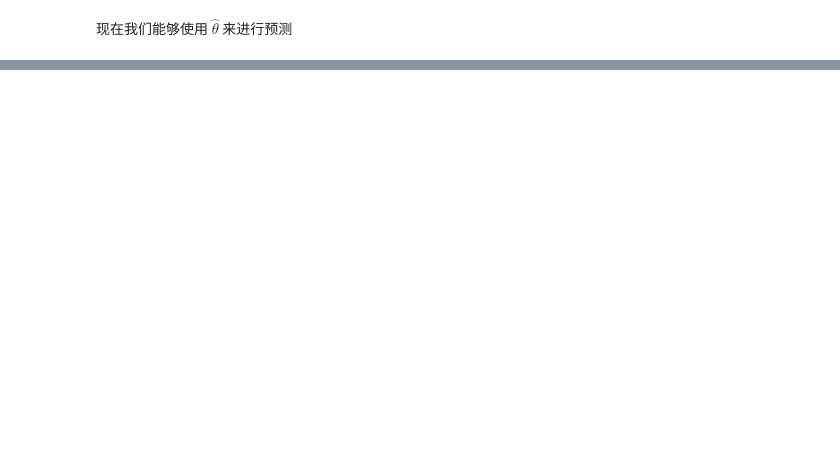
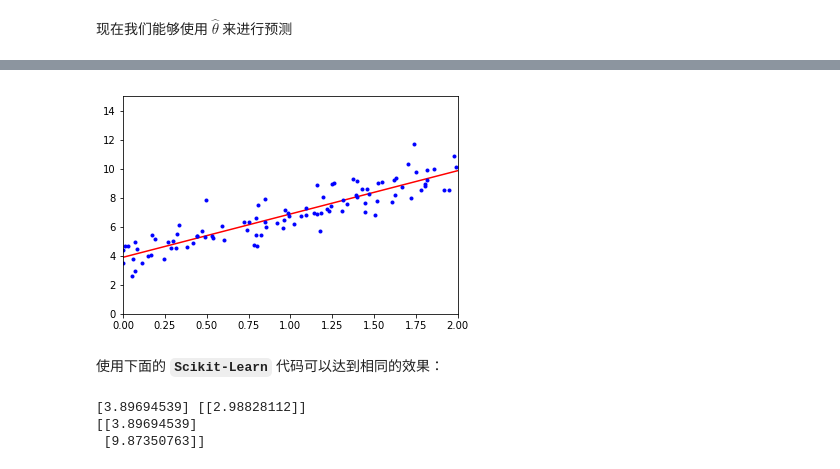
Before and after one commit to Weizhuo-Zhang/ML_coursera, a Jupyter notebook: hands_on_ML/4_training_model.ipynb, the cells around one changed output, grey strips where cells are left out. Saved outputs shown, nothing was run; the diff lists cells and outputs as text; code cells hidden in the pictures; blank space fills up the shorter version.

Commit message:
finish polynomial regression in chapter 4 page 114

```diff
--- a/hands_on_ML/4_training_model.ipynb
+++ b/hands_on_ML/4_training_model.ipynb
@@ -41,0 +43,19 @@ print(y_predict)
+# %%
+plt.plot(X_new, y_predict, "r-")
+plt.plot(X, y, "b.")
+plt.axis([0,2,0,15])
+plt.show()
+# %% [output]
+[figure, added]
+# %% [markdown]
+使用下面的 **`Scikit-Learn`** 代码可以达到相同的效果：
+# %%
+from sklearn.linear_model import LinearRegression
+lin_reg = LinearRegression()
+lin_reg.fit(X, y)
+print(lin_reg.intercept_, lin_reg.coef_)
+print(lin_reg.predict(X_new))
+# %% [output]
+[3.89694539] [[2.98828112]]
+[[3.89694539]
+ [9.87350763]]
```
Also changed, not shown: parts of 23 cells of this notebook.
